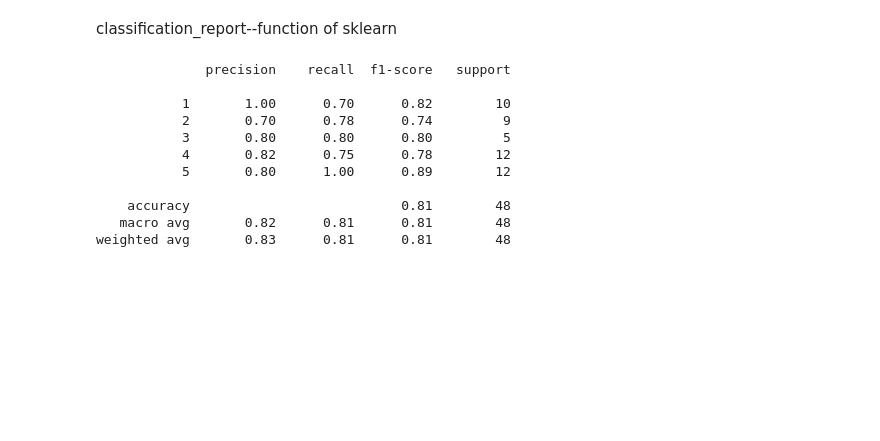
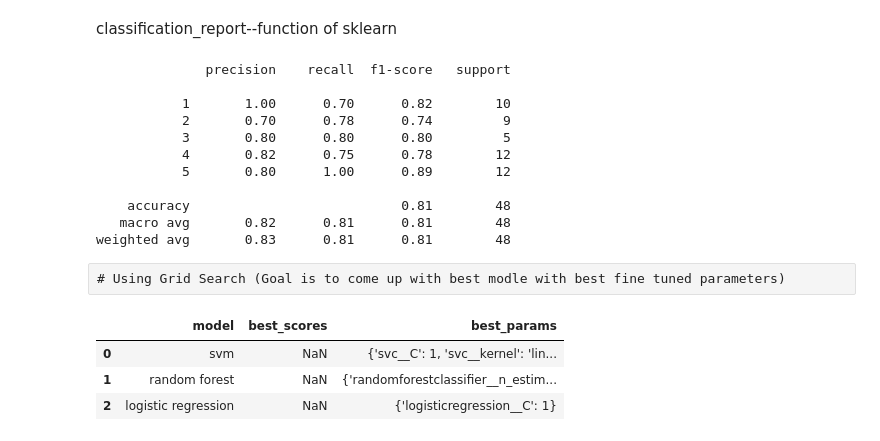
Before and after one commit to Rahul99Saha/PersonClassifier-FaceRecognition, a Jupyter notebook: model/sports_person_classifier_model.ipynb, the cells around one changed output. Cells and saved outputs as stored; diff of their text form; code cells hidden in the pictures; blank space fills up the shorter version.

```diff
--- a/model/sports_person_classifier_model.ipynb
+++ b/model/sports_person_classifier_model.ipynb
@@ -312,3 +312,5 @@ print(classification_report(y_test,pipe.predict(X_test)))
     accuracy                           0.81        48
    macro avg       0.82      0.81      0.81        48
 weighted avg       0.83      0.81      0.81        48
+# %% [raw]
+# Using Grid Search (Goal is to come up with best modle with best fine tuned parameters)
@@ -314,0 +323,49 @@ weighted avg       0.83      0.81      0.81        48
+# %%
+model_params = {
+    'svm' : {
+        'model' : svm.SVC(gamma='auto',probability=True),
+        'params' : {
+            'svc__C': [1,10,100,1000],
+            'svc__kernel': ['rbf','linear']
+        }
+    },
+    'random forest' : {
+        'model': RandomForestClassifier(),
+        'params' : {
+            'randomforestclassifier__n_estimators': [1,5,10]#no of desicion tree
+        }
+
+    },
+    'logistic regression' : {
+        'model': LogisticRegression(solver='liblinear',multi_class='auto'),
+        'params': {
+            'logisticregression__C': [1,5,10]
+        }
+    }
+}
+# %%
+#Step 1:Create the sklearn pipeline to scale the data.
+#Step 2:Use GridSearchCv to train the model
+scores = []
+best_estimators = {}
+import pandas as pd
+for algo,mp in model_params.items():
+    pipe = make_pipeline(StandardScaler(),mp['model'])
+    clf =  GridSearchCV(pipe, mp['params'], cv=5, return_train_score=False)
+    #cv is the cross-fold validation like 100 hole 1-80 for training and rest 20 for testing,
+    #then in next iteration 1-60,80-100 for training and 60-80 testing
+    #do this for all 5 folds then avg out the score
+    clf.fit(X_train,y_train)
+    scores.append({
+        'model' : algo,
+        'best_score' : clf.best_score_,
+        'best_params': clf.best_params_
+    })
+    best_estimators[algo] = clf.best_estimator_
+df = pd.DataFrame(scores,columns=['model','best_scores','best_params'])
+df
+# %% [output]
+|  | model | best_scores | best_params |
+| 0 | svm | NaN | {'svc__C': 1, 'svc__kernel': 'lin... |
+| 1 | random forest | NaN | {'randomforestclassifier__n_estim... |
+| 2 | logistic regression | NaN | {'logisticregression__C': 1} |
```
Also changed, not shown: parts of 15 cells of this notebook, 6 other files.
